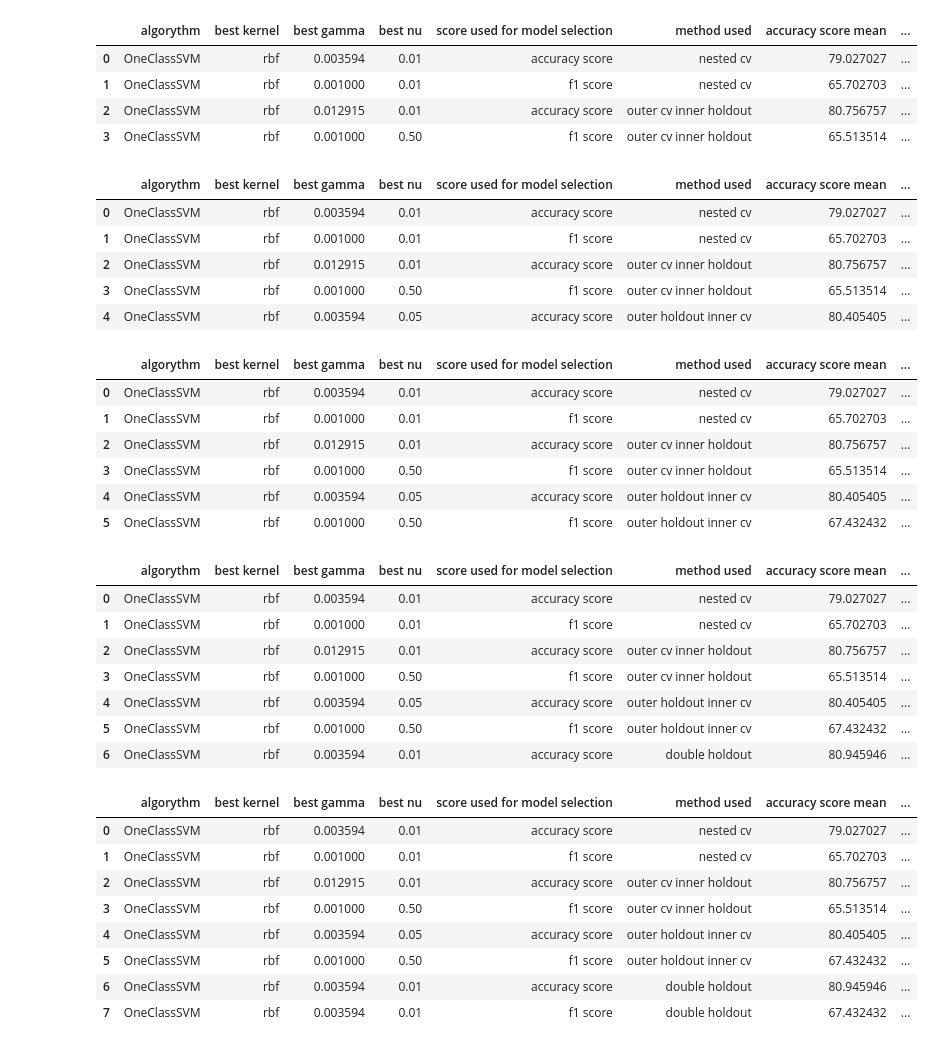
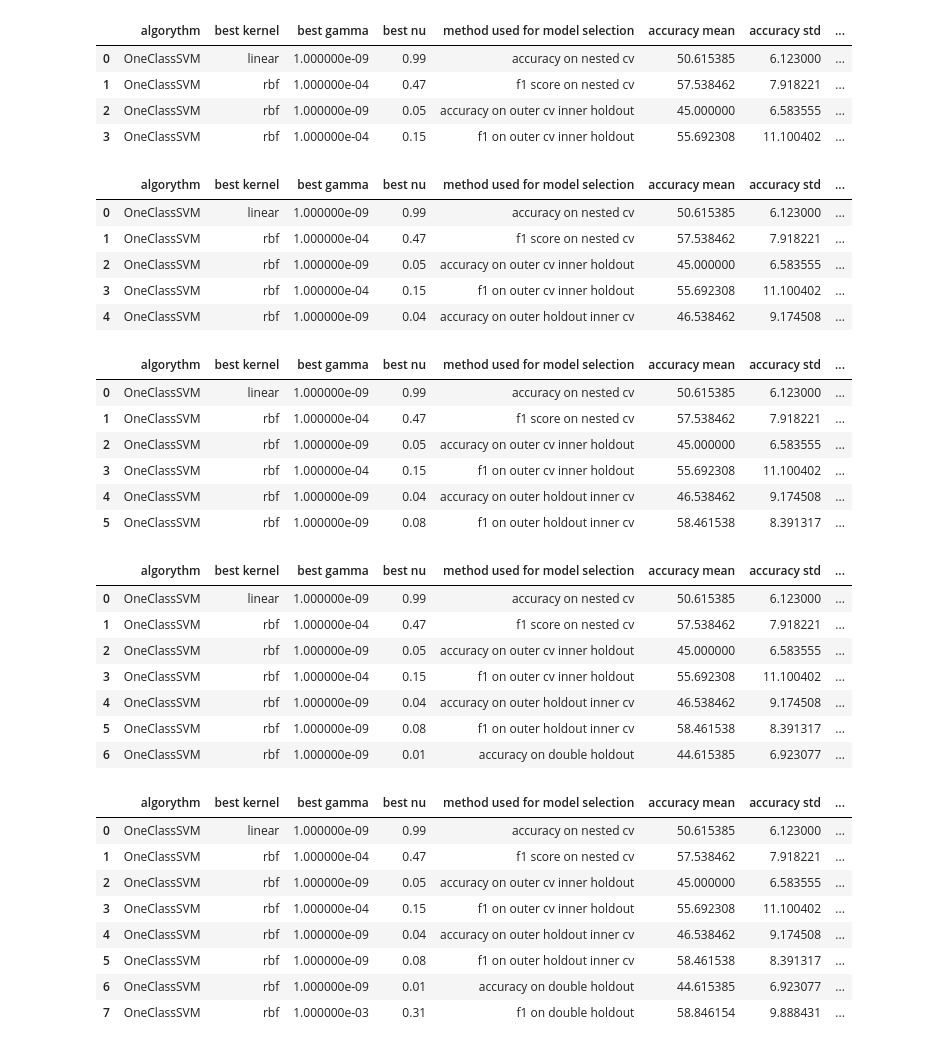
Before and after one commit to chrfum/one-class_classifier, a Jupyter notebook: run-over_classifier/one_class_codes/svm_exp1.ipynb, the cells around one changed output. Drawn from its saved outputs; the diff is of its cells as text; code cells hidden in the pictures.

Commit message:
model selection per OneClassSVM con data set senza colonne duplicate e senza colonne costanti

```diff
--- a/run-over_classifier/one_class_codes/svm_exp1.ipynb
+++ b/run-over_classifier/one_class_codes/svm_exp1.ipynb
@@ -482,11 +393,11 @@ def outer_cv_inner_holdout_f1(X, Y):
 # %%
-results = outer_cv_inner_holdout_f1(mezzo_0, mezzo_1)
+results = outer_cv_inner_holdout_f1(X)
 scores_df = add_record(scores_df, results)
 scores_df
 # %% [output]
-|  | algorythm | best kernel | best gamma | best nu | score used for model selection | method used | accuracy score mean | ... |
-| 0 | OneClassSVM | rbf | 0.003594 | 0.01 | accuracy score | nested cv | 79.027027 | ... |
-| 1 | OneClassSVM | rbf | 0.001000 | 0.01 | f1 score | nested cv | 65.702703 | ... |
-| 2 | OneClassSVM | rbf | 0.012915 | 0.01 | accuracy score | outer cv inner holdout | 80.756757 | ... |
-| 3 | OneClassSVM | rbf | 0.001000 | 0.50 | f1 score | outer cv inner holdout | 65.513514 | ... |
+|  | algorythm | best kernel | best gamma | best nu | method used for model selection | accuracy mean | accuracy std | ... |
+| 0 | OneClassSVM | linear | 1.000000e-09 | 0.99 | accuracy on nested cv | 50.615385 | 6.123000 | ... |
+| 1 | OneClassSVM | rbf | 1.000000e-04 | 0.47 | f1 score on nested cv | 57.538462 | 7.918221 | ... |
+| 2 | OneClassSVM | rbf | 1.000000e-09 | 0.05 | accuracy on outer cv inner holdout | 45.000000 | 6.583555 | ... |
+| 3 | OneClassSVM | rbf | 1.000000e-04 | 0.15 | f1 on outer cv inner holdout | 55.692308 | 11.100402 | ... |
 # %%
@@ -572,12 +477,12 @@ def outer_holdout_inner_cv_accuracy(X, Y):
 # %%
-results = outer_holdout_inner_cv_accuracy(mezzo_0, mezzo_1)
+results = outer_holdout_inner_cv_accuracy(X)
 scores_df = add_record(scores_df, results)
 scores_df
 # %% [output]
-|  | algorythm | best kernel | best gamma | best nu | score used for model selection | method used | accuracy score mean | ... |
-| 0 | OneClassSVM | rbf | 0.003594 | 0.01 | accuracy score | nested cv | 79.027027 | ... |
-| 1 | OneClassSVM | rbf | 0.001000 | 0.01 | f1 score | nested cv | 65.702703 | ... |
-| 2 | OneClassSVM | rbf | 0.012915 | 0.01 | accuracy score | outer cv inner holdout | 80.756757 | ... |
-| 3 | OneClassSVM | rbf | 0.001000 | 0.50 | f1 score | outer cv inner holdout | 65.513514 | ... |
-| 4 | OneClassSVM | rbf | 0.003594 | 0.05 | accuracy score | outer holdout inner cv | 80.405405 | ... |
+|  | algorythm | best kernel | best gamma | best nu | method used for model selection | accuracy mean | accuracy std | ... |
+| 0 | OneClassSVM | linear | 1.000000e-09 | 0.99 | accuracy on nested cv | 50.615385 | 6.123000 | ... |
+| 1 | OneClassSVM | rbf | 1.000000e-04 | 0.47 | f1 score on nested cv | 57.538462 | 7.918221 | ... |
+| 2 | OneClassSVM | rbf | 1.000000e-09 | 0.05 | accuracy on outer cv inner holdout | 45.000000 | 6.583555 | ... |
+| 3 | OneClassSVM | rbf | 1.000000e-04 | 0.15 | f1 on outer cv inner holdout | 55.692308 | 11.100402 | ... |
+| 4 | OneClassSVM | rbf | 1.000000e-09 | 0.04 | accuracy on outer holdout inner cv | 46.538462 | 9.174508 | ... |
 # %%
@@ -663,13 +562,13 @@ def outer_holdout_inner_cv_f1(X, Y):
 # %%
-results = outer_holdout_inner_cv_f1(mezzo_0, mezzo_1)
+results = outer_holdout_inner_cv_f1(X)
 scores_df = add_record(scores_df, results)
 scores_df
 # %% [output]
-|  | algorythm | best kernel | best gamma | best nu | score used for model selection | method used | accuracy score mean | ... |
-| 0 | OneClassSVM | rbf | 0.003594 | 0.01 | accuracy score | nested cv | 79.027027 | ... |
-| 1 | OneClassSVM | rbf | 0.001000 | 0.01 | f1 score | nested cv | 65.702703 | ... |
-| 2 | OneClassSVM | rbf | 0.012915 | 0.01 | accuracy score | outer cv inner holdout | 80.756757 | ... |
-| 3 | OneClassSVM | rbf | 0.001000 | 0.50 | f1 score | outer cv inner holdout | 65.513514 | ... |
-| 4 | OneClassSVM | rbf | 0.003594 | 0.05 | accuracy score | outer holdout inner cv | 80.405405 | ... |
-| 5 | OneClassSVM | rbf | 0.001000 | 0.50 | f1 score | outer holdout inner cv | 67.432432 | ... |
+|  | algorythm | best kernel | best gamma | best nu | method used for model selection | accuracy mean | accuracy std | ... |
+| 0 | OneClassSVM | linear | 1.000000e-09 | 0.99 | accuracy on nested cv | 50.615385 | 6.123000 | ... |
+| 1 | OneClassSVM | rbf | 1.000000e-04 | 0.47 | f1 score on nested cv | 57.538462 | 7.918221 | ... |
+| 2 | OneClassSVM | rbf | 1.000000e-09 | 0.05 | accuracy on outer cv inner holdout | 45.000000 | 6.583555 | ... |
+| 3 | OneClassSVM | rbf | 1.000000e-04 | 0.15 | f1 on outer cv inner holdout | 55.692308 | 11.100402 | ... |
+| 4 | OneClassSVM | rbf | 1.000000e-09 | 0.04 | accuracy on outer holdout inner cv | 46.538462 | 9.174508 | ... |
+| 5 | OneClassSVM | rbf | 1.000000e-09 | 0.08 | f1 on outer holdout inner cv | 58.461538 | 8.391317 | ... |
 # %%
@@ -751,14 +644,14 @@ def double_holdout_accuracy(X, Y):
 # %%
-results = double_holdout_accuracy(mezzo_0, mezzo_1)
+results = double_holdout_accuracy(X)
 scores_df = add_record(scores_df, results)
 scores_df
 # %% [output]
-|  | algorythm | best kernel | best gamma | best nu | score used for model selection | method used | accuracy score mean | ... |
-| 0 | OneClassSVM | rbf | 0.003594 | 0.01 | accuracy score | nested cv | 79.027027 | ... |
-| 1 | OneClassSVM | rbf | 0.001000 | 0.01 | f1 score | nested cv | 65.702703 | ... |
-| 2 | OneClassSVM | rbf | 0.012915 | 0.01 | accuracy score | outer cv inner holdout | 80.756757 | ... |
-| 3 | OneClassSVM | rbf | 0.001000 | 0.50 | f1 score | outer cv inner holdout | 65.513514 | ... |
-| 4 | OneClassSVM | rbf | 0.003594 | 0.05 | accuracy score | outer holdout inner cv | 80.405405 | ... |
-| 5 | OneClassSVM | rbf | 0.001000 | 0.50 | f1 score | outer holdout inner cv | 67.432432 | ... |
-| 6 | OneClassSVM | rbf | 0.003594 | 0.01 | accuracy score | double holdout | 80.945946 | ... |
+|  | algorythm | best kernel | best gamma | best nu | method used for model selection | accuracy mean | accuracy std | ... |
+| 0 | OneClassSVM | linear | 1.000000e-09 | 0.99 | accuracy on nested cv | 50.615385 | 6.123000 | ... |
+| 1 | OneClassSVM | rbf | 1.000000e-04 | 0.47 | f1 score on nested cv | 57.538462 | 7.918221 | ... |
+| 2 | OneClassSVM | rbf | 1.000000e-09 | 0.05 | accuracy on outer cv inner holdout | 45.000000 | 6.583555 | ... |
+| 3 | OneClassSVM | rbf | 1.000000e-04 | 0.15 | f1 on outer cv inner holdout | 55.692308 | 11.100402 | ... |
+| 4 | OneClassSVM | rbf | 1.000000e-09 | 0.04 | accuracy on outer holdout inner cv | 46.538462 | 9.174508 | ... |
+| 5 | OneClassSVM | rbf | 1.000000e-09 | 0.08 | f1 on outer holdout inner cv | 58.461538 | 8.391317 | ... |
+| 6 | OneClassSVM | rbf | 1.000000e-09 | 0.01 | accuracy on double holdout | 44.615385 | 6.923077 | ... |
 # %%
@@ -840,15 +727,15 @@ def double_holdout_f1(X, Y):
 # %%
-results = double_holdout_f1(mezzo_0, mezzo_1)
+results = double_holdout_f1(X)
 scores_df = add_record(scores_df, results)
 scores_df
 # %% [output]
-|  | algorythm | best kernel | best gamma | best nu | score used for model selection | method used | accuracy score mean | ... |
-| 0 | OneClassSVM | rbf | 0.003594 | 0.01 | accuracy score | nested cv | 79.027027 | ... |
-| 1 | OneClassSVM | rbf | 0.001000 | 0.01 | f1 score | nested cv | 65.702703 | ... |
-| 2 | OneClassSVM | rbf | 0.012915 | 0.01 | accuracy score | outer cv inner holdout | 80.756757 | ... |
-| 3 | OneClassSVM | rbf | 0.001000 | 0.50 | f1 score | outer cv inner holdout | 65.513514 | ... |
-| 4 | OneClassSVM | rbf | 0.003594 | 0.05 | accuracy score | outer holdout inner cv | 80.405405 | ... |
-| 5 | OneClassSVM | rbf | 0.001000 | 0.50 | f1 score | outer holdout inner cv | 67.432432 | ... |
-| 6 | OneClassSVM | rbf | 0.003594 | 0.01 | accuracy score | double holdout | 80.945946 | ... |
-| 7 | OneClassSVM | rbf | 0.003594 | 0.01 | f1 score | double holdout | 67.432432 | ... |
+|  | algorythm | best kernel | best gamma | best nu | method used for model selection | accuracy mean | accuracy std | ... |
+| 0 | OneClassSVM | linear | 1.000000e-09 | 0.99 | accuracy on nested cv | 50.615385 | 6.123000 | ... |
+| 1 | OneClassSVM | rbf | 1.000000e-04 | 0.47 | f1 score on nested cv | 57.538462 | 7.918221 | ... |
+| 2 | OneClassSVM | rbf | 1.000000e-09 | 0.05 | accuracy on outer cv inner holdout | 45.000000 | 6.583555 | ... |
+| 3 | OneClassSVM | rbf | 1.000000e-04 | 0.15 | f1 on outer cv inner holdout | 55.692308 | 11.100402 | ... |
+| 4 | OneClassSVM | rbf | 1.000000e-09 | 0.04 | accuracy on outer holdout inner cv | 46.538462 | 9.174508 | ... |
+| 5 | OneClassSVM | rbf | 1.000000e-09 | 0.08 | f1 on outer holdout inner cv | 58.461538 | 8.391317 | ... |
+| 6 | OneClassSVM | rbf | 1.000000e-09 | 0.01 | accuracy on double holdout | 44.615385 | 6.923077 | ... |
+| 7 | OneClassSVM | rbf | 1.000000e-03 | 0.31 | f1 on double holdout | 58.846154 | 9.888431 | ... |
 # %%
```
Also changed, not shown: parts of 31 cells of this notebook.
